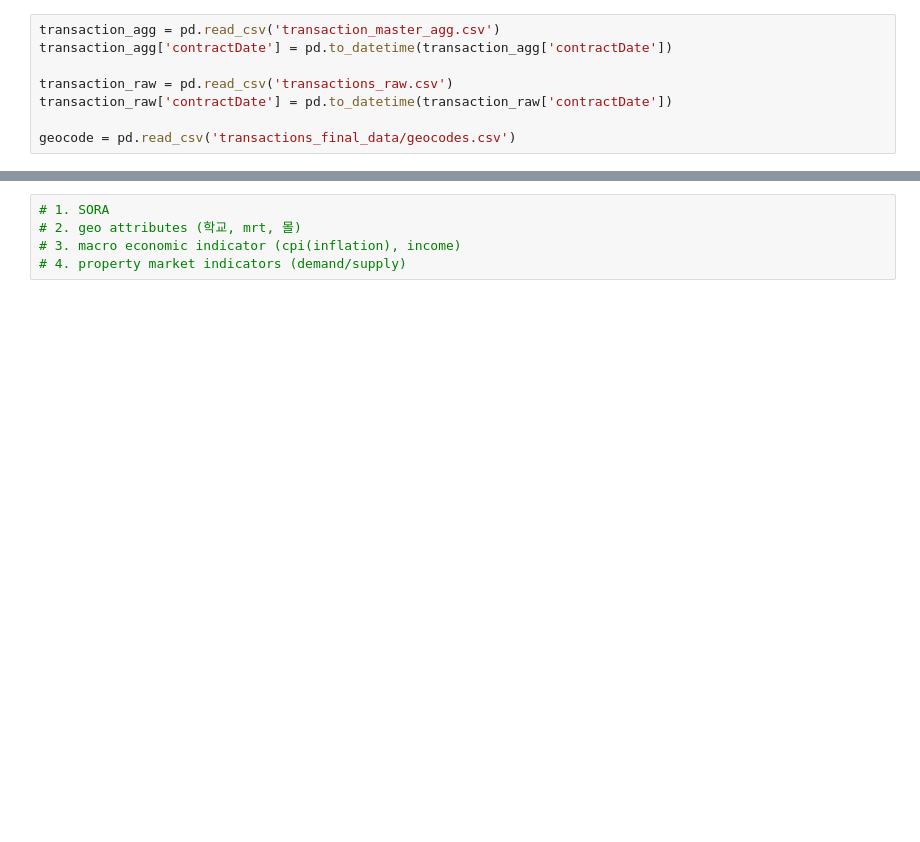
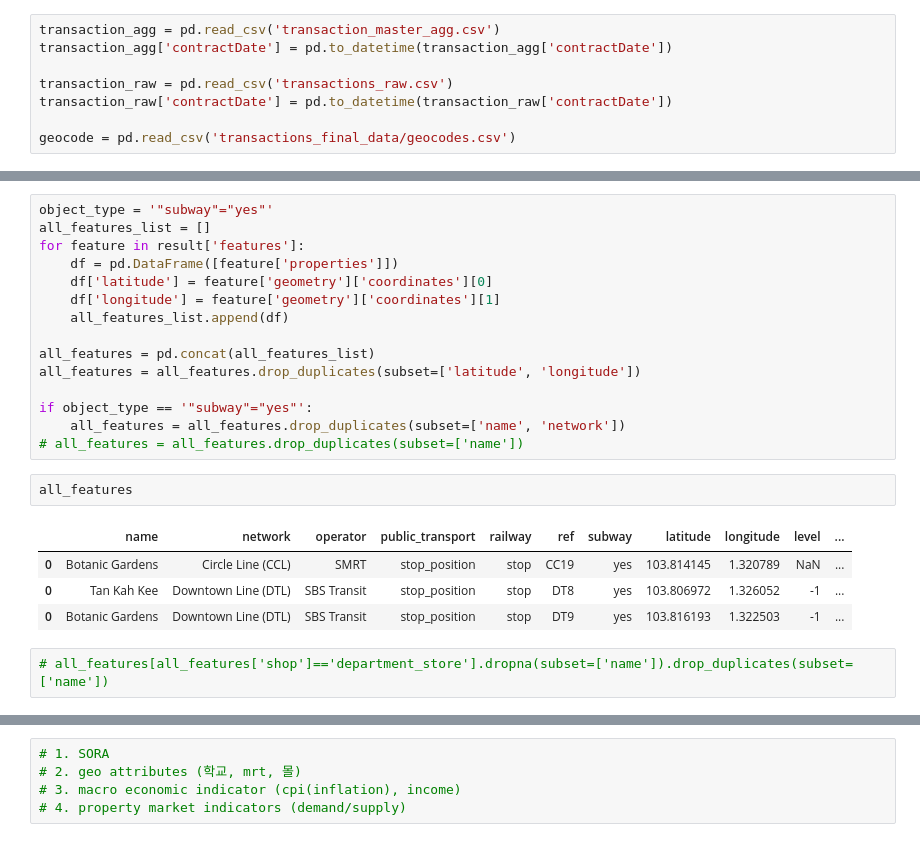
Before and after one commit to raykim87/projects, a Jupyter notebook: URA_property_price_prediction/URA_GeoAttributes.ipynb, the cells around one changed output, grey strips where cells are left out. Drawn from its saved outputs; the diff is of its cells as text; blank space fills up the shorter version.

```diff
--- a/URA_property_price_prediction/URA_GeoAttributes.ipynb
+++ b/URA_property_price_prediction/URA_GeoAttributes.ipynb
@@ -250,0 +240,24 @@ school_lat
+# %%
+object_type = '"subway"="yes"'
+all_features_list = []
+for feature in result['features']:
+    df = pd.DataFrame([feature['properties']])
+    df['latitude'] = feature['geometry']['coordinates'][0]
+    df['longitude'] = feature['geometry']['coordinates'][1]
+    all_features_list.append(df)
+
+all_features = pd.concat(all_features_list)
+all_features = all_features.drop_duplicates(subset=['latitude', 'longitude'])
+
+if object_type == '"subway"="yes"':
+    all_features = all_features.drop_duplicates(subset=['name', 'network'])
+# all_features = all_features.drop_duplicates(subset=['name'])
+# %%
+all_features
+# %% [output]
+|  | name | network | operator | public_transport | railway | ref | subway | latitude | longitude | level | ... |
+| 0 | Botanic Gardens | Circle Line (CCL) | SMRT | stop_position | stop | CC19 | yes | 103.814145 | 1.320789 | NaN | ... |
+| 0 | Tan Kah Kee | Downtown Line (DTL) | SBS Transit | stop_position | stop | DT8 | yes | 103.806972 | 1.326052 | -1 | ... |
+| 0 | Botanic Gardens | Downtown Line (DTL) | SBS Transit | stop_position | stop | DT9 | yes | 103.816193 | 1.322503 | -1 | ... |
+# %%
+# all_features[all_features['shop']=='department_store'].dropna(subset=['name']).drop_duplicates(subset=['name'])
```
Also changed, not shown: parts of 33 cells of this notebook, 17 other files.
